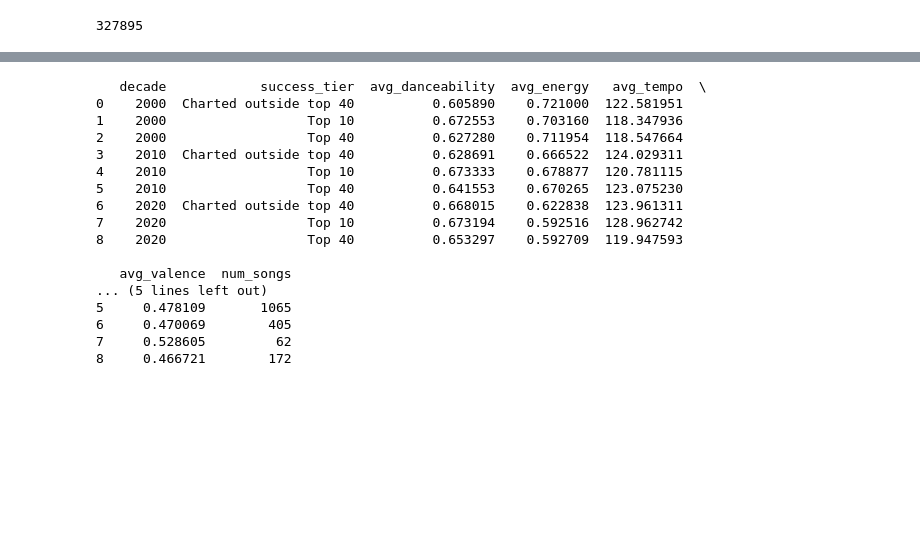
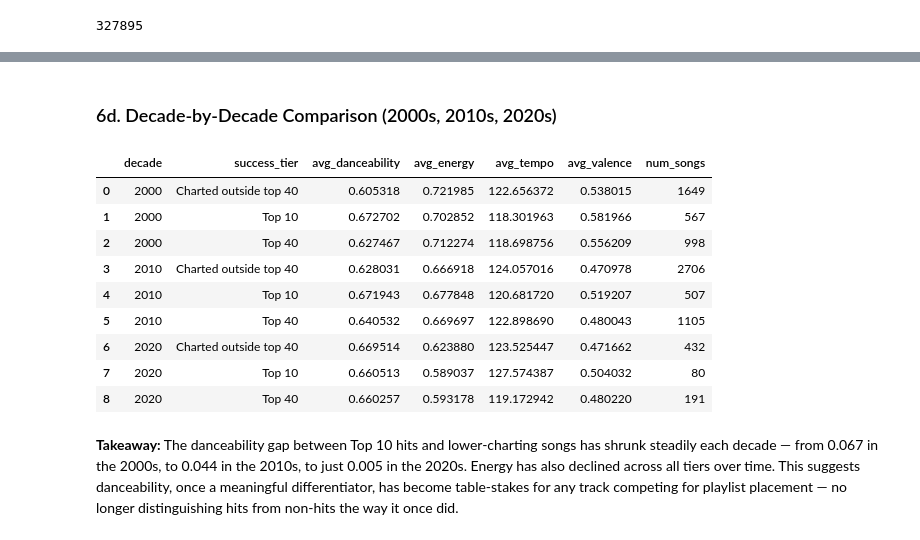
Before and after one commit to ManavDesai2000/ar-scouting-analytics, a Jupyter notebook: 01_billboard-hot-100.ipynb, the cells around one changed output, grey strips where cells are left out. Saved outputs shown, nothing was run; the diff lists cells and outputs as text; code cells hidden in the pictures; blank space fills up the shorter version.

```diff
--- a/01_billboard-hot-100.ipynb
+++ b/01_billboard-hot-100.ipynb
@@ -403,52 +401,50 @@ print(result_2020)
+# %% [markdown]
+### 6d. Decade-by-Decade Comparison (2000s, 2010s, 2020s)
 # %%
-query_decade = '''
+# Compare success-tier audio feature averages across the 2000s, 2010s, and 2020s
+query_decades = """
 SELECT
     decade,
     CASE
         WHEN highest_position <= 10 THEN 'Top 10'
         WHEN highest_position <= 40 THEN 'Top 40'
         ELSE 'Charted outside top 40'
     END AS success_tier,
     AVG(danceability) AS avg_danceability,
     AVG(energy) AS avg_energy,
     AVG(tempo) AS avg_tempo,
     AVG(valence) AS avg_valence,
-    COUNT(*) as num_songs
-
+    COUNT(*) AS num_songs
 FROM (
     SELECT
         SongID,
         MIN("Peak Position") AS highest_position,
         danceability,
         energy,
         tempo,
         valence,
         (CAST(SUBSTR(WeekID, -4) AS INTEGER) / 10) * 10 AS decade
     FROM billboard_history
     WHERE danceability IS NOT NULL
-    AND (CAST(SUBSTR(WeekID, -4) AS INTEGER) / 10) * 10 IN (2000,2010,2020)
-    GROUP BY SongID, danceability, energy, tempo, valence
-    ) AS unique_songs
-    GROUP BY decade, success_tier
-    ORDER BY decade, success_tier
-'''
-result_decade = pd.read_sql(query_decade, con=engine)
-print(result_decade)
+    AND (CAST(SUBSTR(WeekID, -4) AS INTEGER) / 10) * 10 IN (2000, 2010, 2020)
+    GROUP BY SongID, danceability, energy, tempo, valence, decade
+) AS unique_songs
+GROUP BY decade, success_tier
+ORDER BY decade, success_tier
+"""
+
+result_decades = pd.read_sql(query_decades, con=engine)
+display(result_decades)
 # %% [output]
-   decade            success_tier  avg_danceability  avg_energy   avg_tempo  \
-0    2000  Charted outside top 40          0.605890    0.721000  122.581951
-1    2000                  Top 10          0.672553    0.703160  118.347936
-2    2000                  Top 40          0.627280    0.711954  118.547664
-3    2010  Charted outside top 40          0.628691    0.666522  124.029311
-4    2010                  Top 10          0.673333    0.678877  120.781115
-5    2010                  Top 40          0.641553    0.670265  123.075230
-6    2020  Charted outside top 40          0.668015    0.622838  123.961311
-7    2020                  Top 10          0.673194    0.592516  128.962742
-8    2020                  Top 40          0.653297    0.592709  119.947593
-
-   avg_valence  num_songs
-... (5 lines left out)
-5     0.478109       1065
-6     0.470069        405
-7     0.528605         62
-8     0.466721        172
+|  | decade | success_tier | avg_danceability | avg_energy | avg_tempo | avg_valence | num_songs |
+| 0 | 2000 | Charted outside top 40 | 0.605318 | 0.721985 | 122.656372 | 0.538015 | 1649 |
+| 1 | 2000 | Top 10 | 0.672702 | 0.702852 | 118.301963 | 0.581966 | 567 |
+| 2 | 2000 | Top 40 | 0.627467 | 0.712274 | 118.698756 | 0.556209 | 998 |
+| 3 | 2010 | Charted outside top 40 | 0.628031 | 0.666918 | 124.057016 | 0.470978 | 2706 |
+| 4 | 2010 | Top 10 | 0.671943 | 0.677848 | 120.681720 | 0.519207 | 507 |
+| 5 | 2010 | Top 40 | 0.640532 | 0.669697 | 122.898690 | 0.480043 | 1105 |
+| 6 | 2020 | Charted outside top 40 | 0.669514 | 0.623880 | 123.525447 | 0.471662 | 432 |
+| 7 | 2020 | Top 10 | 0.660513 | 0.589037 | 127.574387 | 0.504032 | 80 |
+| 8 | 2020 | Top 40 | 0.660257 | 0.593178 | 119.172942 | 0.480220 | 191 |
+# %% [markdown]
+**Takeaway:** The danceability gap between Top 10 hits and lower-charting songs has shrunk steadily each decade — from 0.067 in the 2000s, to 0.044 in the 2010s, to just 0.005 in the 2020s. Energy has also declined across all tiers over time. This suggests danceability, once a meaningful differentiator, has become table-stakes for any track competing for playlist placement — no longer distinguishing hits from non-hits the way it once did.
```
Also changed, not shown: parts of 45 cells of this notebook.
